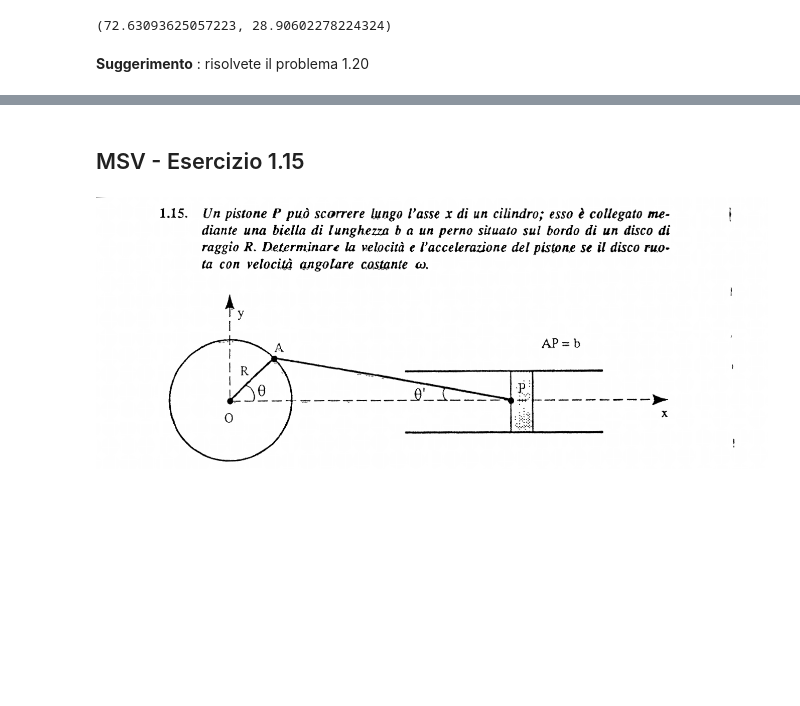
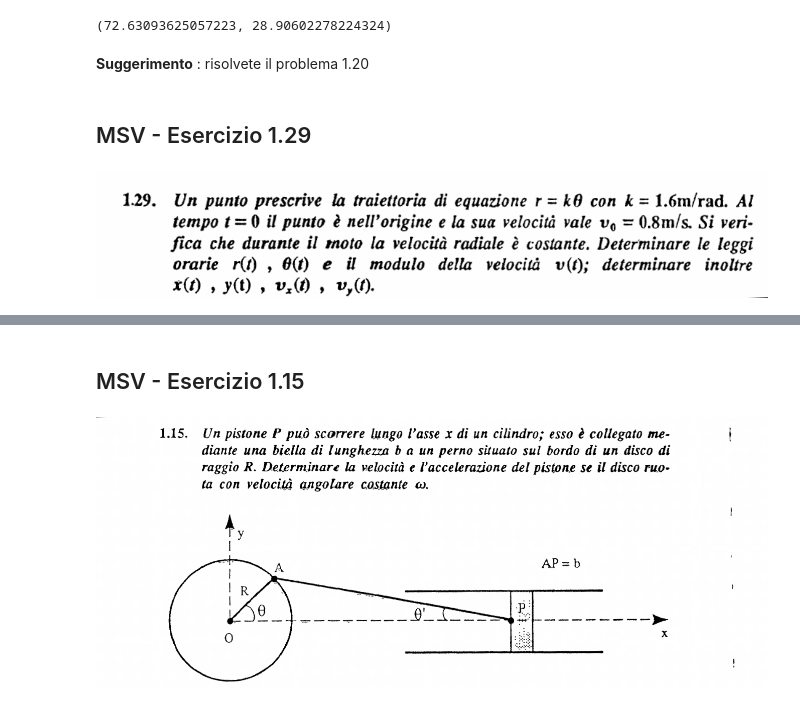
Before and after one commit to marcodalessandro76/Esercitazioni-Fisica-1, a Jupyter notebook: Cinematica punto materiale.ipynb, the cells around one changed output, grey strips where cells are left out. Drawn from its saved outputs; the diff is of its cells as text; code cells hidden in the pictures; blank space fills up the shorter version.

```diff
--- a/Cinematica punto materiale.ipynb
+++ b/Cinematica punto materiale.ipynb
@@ -246,3 +246,9 @@ E calcoliamo il valore dell'angolo in gradi
 (72.63093625057223, 28.90602278224324)
 # %% [markdown]
 __Suggerimento__ : risolvete il problema 1.20
+# %% [markdown]
+## MSV - Esercizio 1.29
+# %%
+Image('Immagini/MSV_1.29_Testo.png',width=800)
+# %% [output]
+[figure, added]
```
Also changed, not shown: parts of 14 cells of this notebook, 4 other files.
